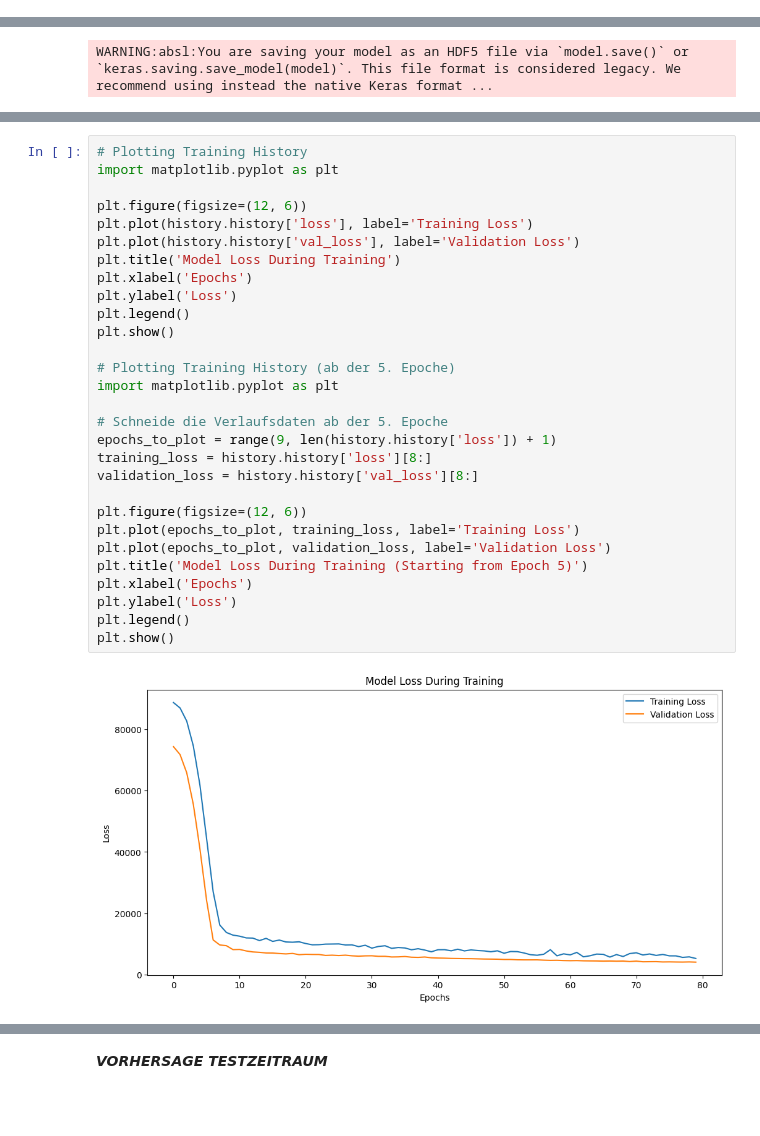
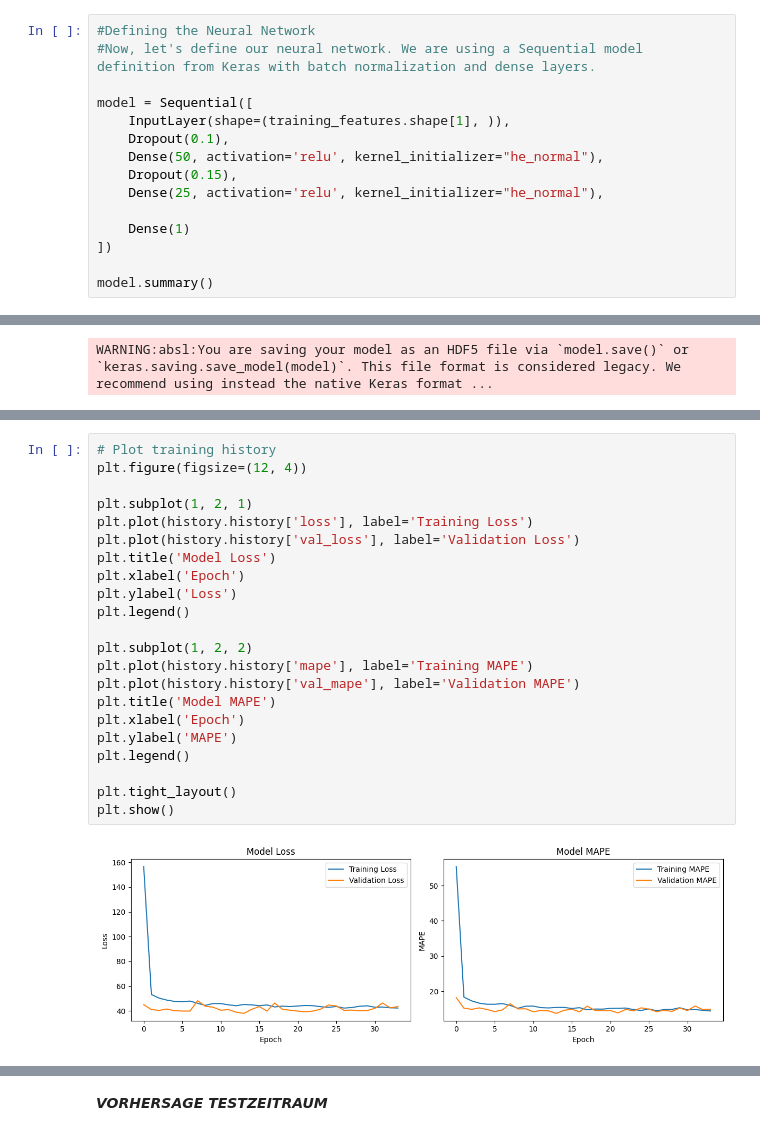
Before and after one commit to jul-mar/bakery_sales_prediction, a Jupyter notebook: 3_Model/01_Julius/04_SGD_optimized/Kuchen_Optimierung_NN_V4.ipynb, the cells around one changed output, grey strips where cells are left out. Saved outputs shown, nothing was run; the diff lists cells and outputs as text; blank space fills up the shorter version.

```diff
--- a/3_Model/01_Julius/04_SGD_optimized/Kuchen_Optimierung_NN_V4.ipynb
+++ b/3_Model/01_Julius/04_SGD_optimized/Kuchen_Optimierung_NN_V4.ipynb
@@ -117,0 +64,15 @@ Epoch 80/80
+# %%
+#Defining the Neural Network
+#Now, let's define our neural network. We are using a Sequential model definition from Keras with batch normalization and dense layers.
+
+model = Sequential([
+    InputLayer(shape=(training_features.shape[1], )),
+    Dropout(0.1),
+    Dense(50, activation='relu', kernel_initializer="he_normal"),
+    Dropout(0.15),
+    Dense(25, activation='relu', kernel_initializer="he_normal"),
+
+    Dense(1)
+])
+
+model.summary()
@@ -141,31 +184,24 @@ MAPE on the Validation Data: 14.73%
 # %%
-# Plotting Training History
-import matplotlib.pyplot as plt
+# Plot training history
+plt.figure(figsize=(12, 4))
 
-plt.figure(figsize=(12, 6))
+plt.subplot(1, 2, 1)
 plt.plot(history.history['loss'], label='Training Loss')
 plt.plot(history.history['val_loss'], label='Validation Loss')
-plt.title('Model Loss During Training')
-plt.xlabel('Epochs')
+plt.title('Model Loss')
+plt.xlabel('Epoch')
 plt.ylabel('Loss')
 plt.legend()
+
+plt.subplot(1, 2, 2)
+plt.plot(history.history['mape'], label='Training MAPE')
+plt.plot(history.history['val_mape'], label='Validation MAPE')
+plt.title('Model MAPE')
+plt.xlabel('Epoch')
+plt.ylabel('MAPE')
+plt.legend()
+
+plt.tight_layout()
 plt.show()
-
-# Plotting Training History (ab der 5. Epoche)
-import matplotlib.pyplot as plt
-
-# Schneide die Verlaufsdaten ab der 5. Epoche
-epochs_to_plot = range(9, len(history.history['loss']) + 1)
-training_loss = history.history['loss'][8:]
-validation_loss = history.history['val_loss'][8:]
-
-plt.figure(figsize=(12, 6))
-plt.plot(epochs_to_plot, training_loss, label='Training Loss')
-plt.plot(epochs_to_plot, validation_loss, label='Validation Loss')
-plt.title('Model Loss During Training (Starting from Epoch 5)')
-plt.xlabel('Epochs')
-plt.ylabel('Loss')
-plt.legend()
-plt.show()
 # %% [output]
-[figure, old version]
+[figure, new version]
```
Also changed, not shown: parts of 11 cells of this notebook, 8 other files.
